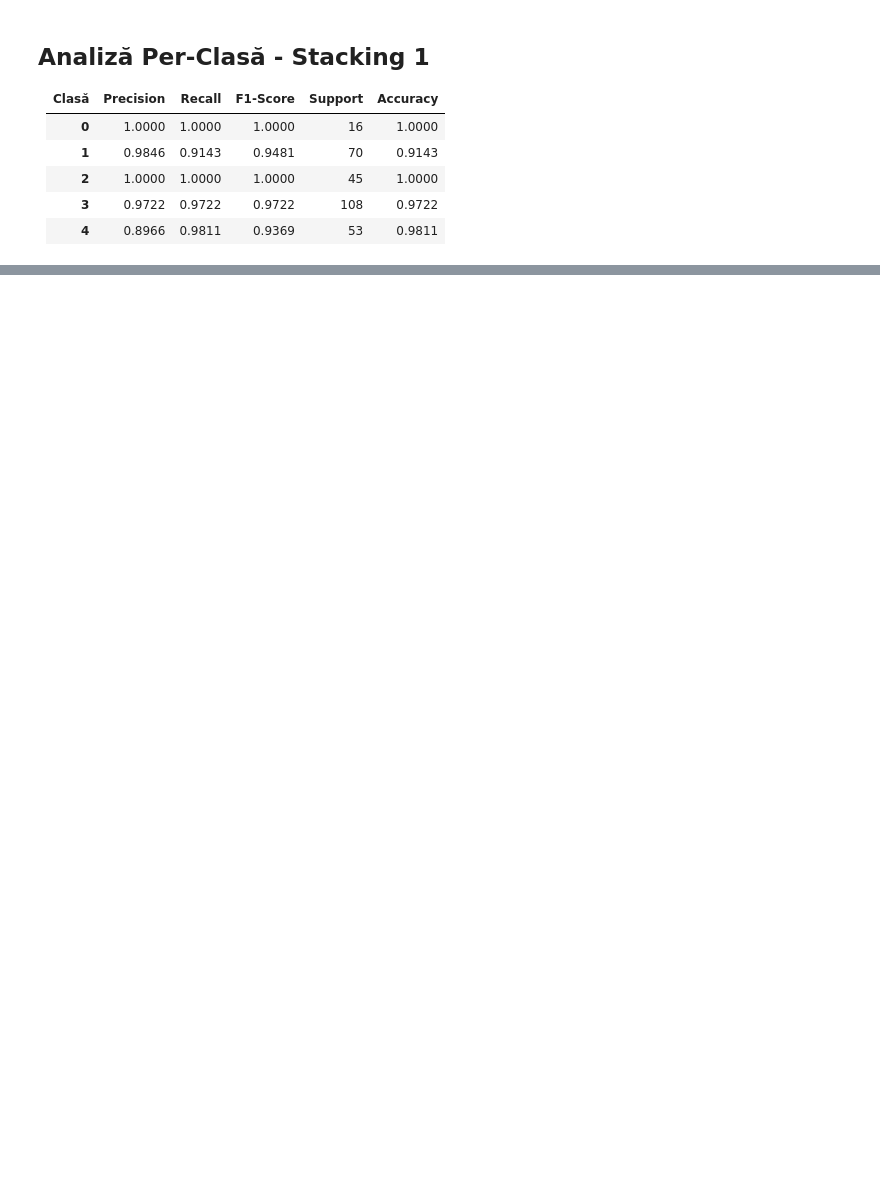
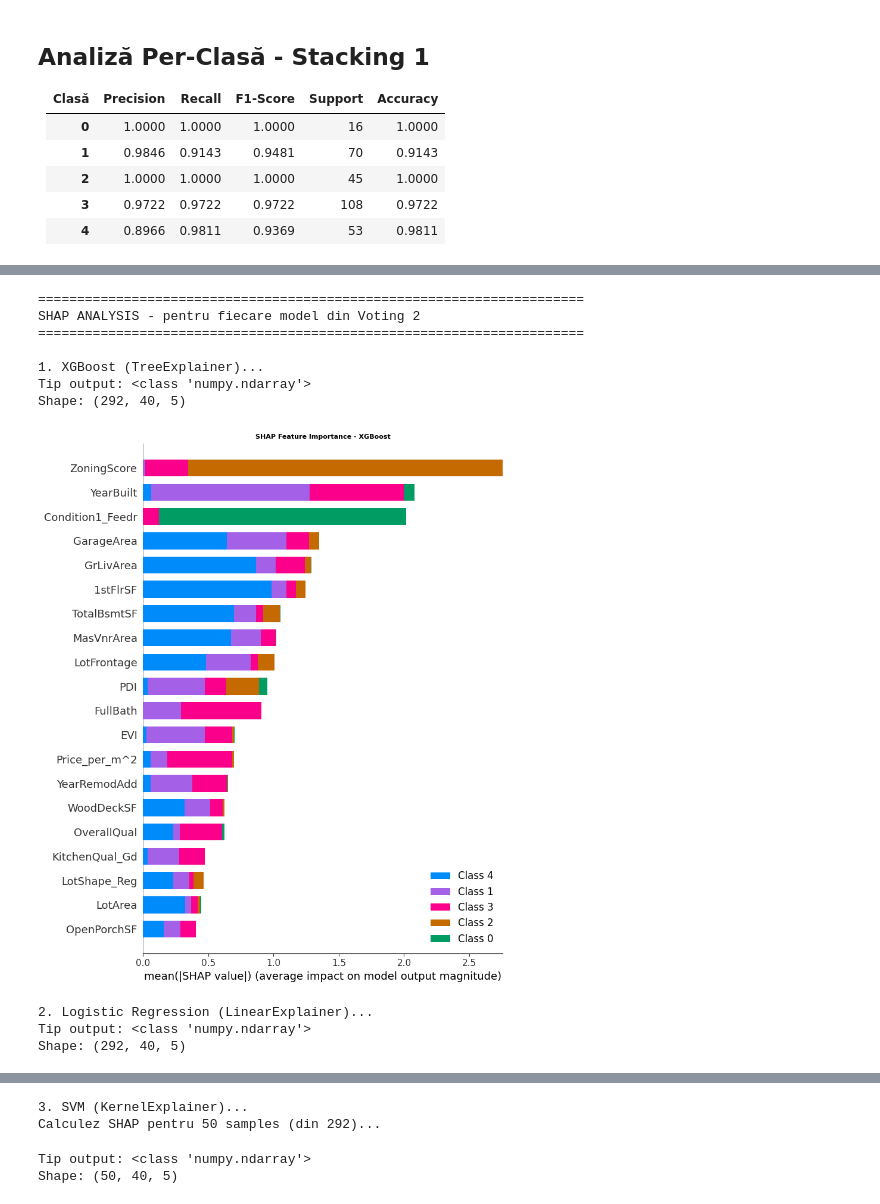
Before and after one commit to OctaMarina/house-price-prediction-integra, a Jupyter notebook: notebooks/Cornescu_Darius_Clustering_Full_dataset.ipynb, the cells around one changed output, grey strips where cells are left out. Drawn from its saved outputs; the diff is of its cells as text; code cells hidden in the pictures; blank space fills up the shorter version.

```diff
--- a/notebooks/Cornescu_Darius_Clustering_Full_dataset.ipynb
+++ b/notebooks/Cornescu_Darius_Clustering_Full_dataset.ipynb
@@ -854,0 +930,69 @@ weighted avg       0.90      0.90      0.90       292
+# %%
+print("\n" + "="*70)
+print("SHAP ANALYSIS - pentru fiecare model din Voting 2")
+print("="*70)
+
+print("\n1. XGBoost (TreeExplainer)...")
+
+xgb_model = voting_classifier.named_estimators_['xgb']
+explainer_xgb = shap.TreeExplainer(xgb_model)
+shap_values_xgb = explainer_xgb.shap_values(X_test_preprocessed)
+
+print(f"Tip output: {type(shap_values_xgb)}")
+print(f"Shape: {shap_values_xgb.shape}")
+
+
+plt.figure(figsize=(6, 5))
+shap.summary_plot(shap_values_xgb, X_test_df, feature_names=feature_names, plot_type="bar", show=False, max_display=20)
+plt.title("SHAP Feature Importance - XGBoost", fontsize=8, fontweight='bold')
+plt.tight_layout()
+plt.show()
+
+
+print("\n2. Logistic Regression (LinearExplainer)...")
+
+lr_model = voting_classifier.named_estimators_['lr']
+explainer_lr = shap.LinearExplainer(lr_model, X_train_preprocessed)
+shap_values_lr = explainer_lr.shap_values(X_test_preprocessed)
+
+print(f"Tip output: {type(shap_values_lr)}")
+print(f"Shape: {shap_values_lr.shape}")
+
+
+plt.figure(figsize=(6, 5))
+shap.summary_plot(shap_values_lr, X_test_df, feature_names=feature_names,plot_type="bar", show=False, max_display=20)
+plt.title("SHAP Feature Importance - Logistic Regression", fontsize=8, fontweight='bold')
+plt.tight_layout()
+plt.show()
+
+print("\n3. SVM (KernelExplainer)...")
+
+svm_model = voting_classifier.named_estimators_['svm']
+background = shap.sample(X_train_preprocessed, 100)
+explainer_svm = shap.KernelExplainer(svm_model.predict_proba, background)
+
+sample_svm = shap.sample(X_test_preprocessed, 50)
+print(f"Calculez SHAP pentru {len(sample_svm)} samples (din {len(X_test_preprocessed)})...")
+shap_values_svm = explainer_svm.shap_values(sample_svm)
+
+print(f"Tip output: {type(shap_values_svm)}")
+print(f"Shape: {shap_values_svm.shape}")
+
+
+plt.figure(figsize=(6, 5))
+shap.summary_plot(shap_values_svm, X_test_preprocessed, feature_names=feature_names, plot_type="bar", show=False, max_display=20)
+plt.title("SHAP Feature Importance - SVM", fontsize=8, fontweight='bold')
+plt.tight_layout()
+plt.show()
+# %% [output]
+======================================================================
+SHAP ANALYSIS - pentru fiecare model din Voting 2
+======================================================================
+
+1. XGBoost (TreeExplainer)...
+Tip output: <class 'numpy.ndarray'>
+Shape: (292, 40, 5)
+[figure, added]
+2. Logistic Regression (LinearExplainer)...
+Tip output: <class 'numpy.ndarray'>
+Shape: (292, 40, 5)
@@ -854,0 +1000,4 @@ weighted avg       0.90      0.90      0.90       292
+3. SVM (KernelExplainer)...
+Calculez SHAP pentru 50 samples (din 292)...
+Tip output: <class 'numpy.ndarray'>
+Shape: (50, 40, 5)
```
Also changed, not shown: parts of 15 cells of this notebook, 1 other file.
